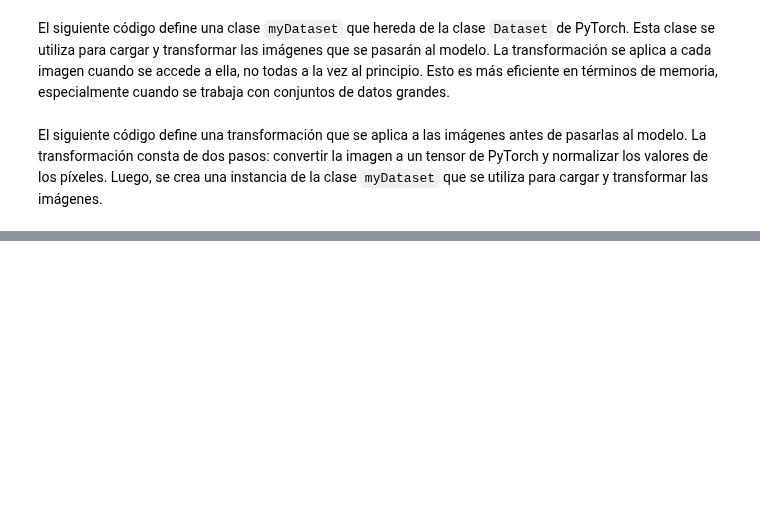
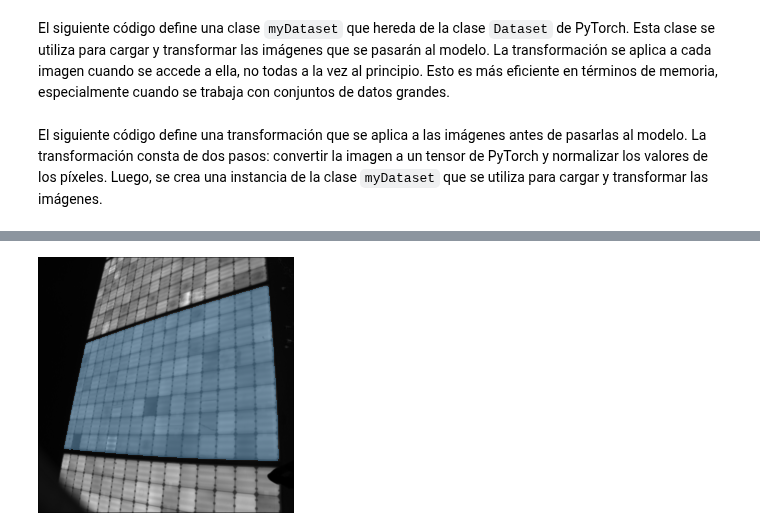
Before and after one commit to Franklingo13/PVDefectDetect, a Jupyter notebook: TestsPV-vision/Predicciones_modulos.ipynb, the cells around one changed output, grey strips where cells are left out. Saved outputs shown, nothing was run; the diff lists cells and outputs as text; code cells hidden in the pictures; blank space fills up the shorter version.

Commit message:
Agregar notebook para predecir máscaras de módulos. Se logra tener las predicciones,

```diff
--- a/TestsPV-vision/Predicciones_modulos.ipynb
+++ b/TestsPV-vision/Predicciones_modulos.ipynb
@@ -87,9 +90,9 @@ weight_path = 'D:/Documentos/PV_Vision/Neural_Network_W/crack_segmentation/unet_
 device = torch.device("cuda:0" if torch.cuda.is_available() else "cpu")
 print(f'Dispositivo: {device}')
 
-# Crear una instancia del modelo U-Net con 5 canales de salida.
+# Crear una instancia del modelo U-Net con 2 canales de salida.
 # El número de canales de salida generalmente corresponde al número de clases que el modelo está diseñado para predecir.
-unet = construct_unet(5)
+unet = construct_unet(2)
 
 # Envolver el modelo en un objeto DataParallel.
 # Esto permite que el modelo se ejecute en paralelo en múltiples GPUs, si están disponibles.
@@ -108,8 +113,9 @@ modelhandler = ModelHandler(
     batch_size_val=2,
     # El dispositivo en el que se ejecutará el modelo. En este caso, es el dispositivo que hemos definido anteriormente (GPU si está disponible, de lo contrario CPU).
     device=device,
-    # El directorio donde se guardarán los resultados. En este caso, los resultados se guardarán en un directorio llamado 'output'.
-    save_dir='output',
+    # El directorio donde se guardarán los resultados. En este caso, los resultados se guardarán en un directorio llamado
+    # 'D:/Documentos/Universidad de Cuenca/Trabajo de Titulación/Predicciones/Modulos/output'.
+    save_dir='D:/Documentos/Universidad de Cuenca/Trabajo de Titulación/Predicciones/Modulos/output',
     # El nombre que se utilizará para guardar los resultados. En este caso, los resultados se guardarán con el nombre 'unet_prediction'.
     save_name='unet_prediction'
 )
@@ -158 +160,5 @@ def draw_mask(img, masks, colors=color_map, alpha=0.6):
     return F.to_pil_image(combo)
+# %%
+# Se obtienen las máscaras de las predicciones del modelo.
+
+masks_each = get_masks(masks)
@@ -158,0 +203,5 @@ def draw_mask(img, masks, colors=color_map, alpha=0.6):
+# %%
+# Se dibujan las máscaras sobre las imágenes originales.
+draw_mask(images[13], masks_each[13])
+# %% [output]
+[figure, added]
```
Also changed, not shown: parts of 8 cells of this notebook.
